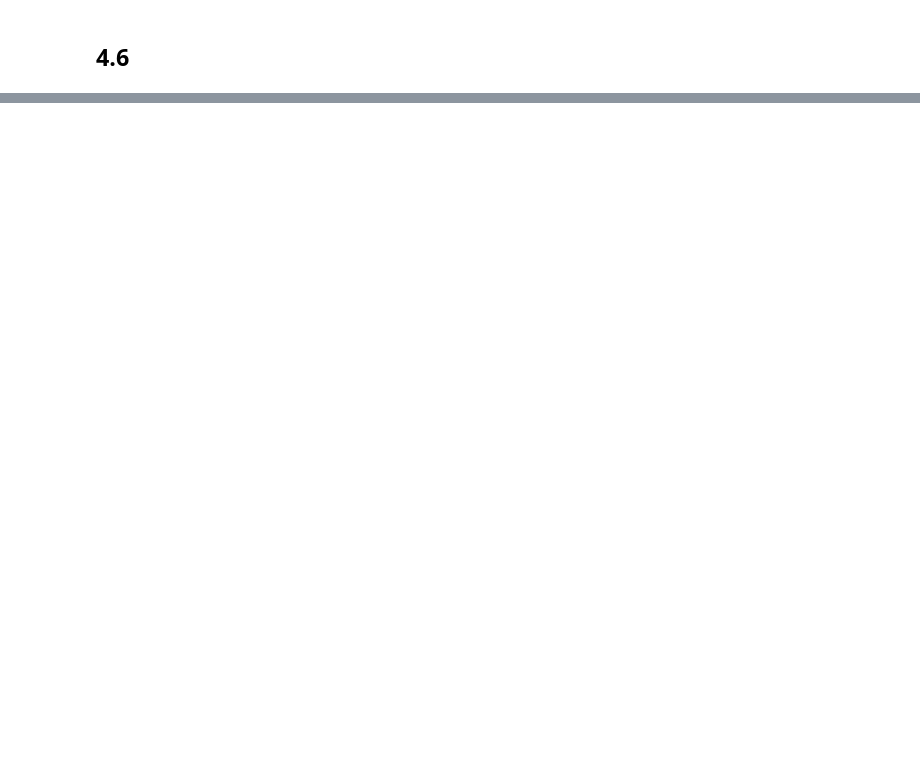
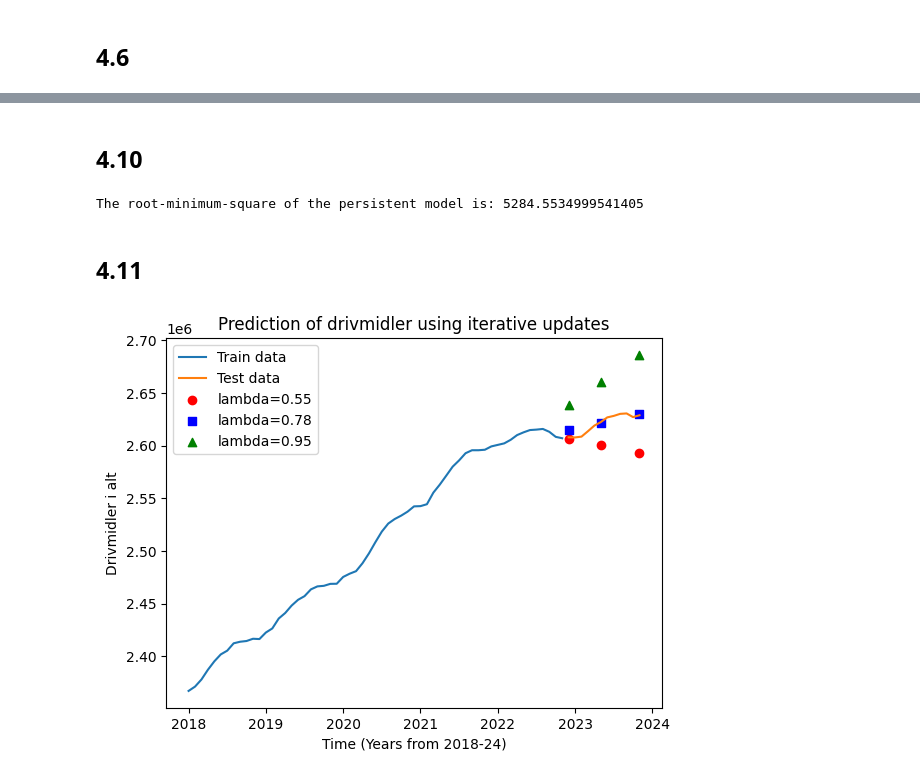
Before and after one commit to markusOlsen1/timeseries, a Jupyter notebook: assignment_1/Code.ipynb, the cells around one changed output, grey strips where cells are left out. Saved outputs shown, nothing was run; the diff lists cells and outputs as text; code cells hidden in the pictures; blank space fills up the shorter version.

```diff
--- a/assignment_1/Code.ipynb
+++ b/assignment_1/Code.ipynb
@@ -195,7 +187,7 @@ for lamb in  [0.9,0.8,0.7,0.6]:
         Sigma[i,i] = 1/(lamb**(len(time)-i))
 
     beta_WLS = np.linalg.inv(time_inter.T @ np.linalg.inv(Sigma) @ time_inter) @ time_inter.T @ np.linalg.inv(Sigma) @ data
-    y_pred_WLS = x_forecase @ beta_WLS
+    y_pred_WLS = x_forcast @ beta_WLS
     plt.plot(x_values,y_pred_WLS)
     legend.append(f"WLS_pred_lambda {lamb}")
 
@@ -395,0 +515,70 @@ plt.legend()
+# %% [markdown]
+## 4.10
+# %%
+#computing RMSE for persistence model.
+
+RMSE_persistence = np.sqrt(np.mean((data[10:59]-data[9:58])**2))
+
+print("The root-minimum-square of the persistent model is: " + str(RMSE_persistence))
+# %% [output]
+The root-minimum-square of the persistent model is: 5284.5534999541405
+# %% [markdown]
+## 4.11
+# %%
+# calculate hat_Y_60,65,71_given_59
+
+# Creating np.array with lambdas
+lambdas = np.array([0.55,0.78,0.95])
+
+for i in range(0,len(lambdas)):
+    # Initializing F_N and h_N
+    F_N = F_1
+    h_N = h_1
+
+    # Update FN and hN recursively, predictions are not calculated for the first 10 steps
+    for n in range(1,10):
+        F_Np1 = F_N + lambdas[i]**n * f(-n)@f(-n).T
+        h_Np1 = lambdas[i] * Linv@h_N + f(0)*data[n]
+
+        # Update F_N and h_N for next iteration
+        F_N = F_Np1
+        h_N = h_Np1
+
+    # Update FN and hN recursively for the rest, predictions are now calculated
+    for n in range(10,59):
+        F_Np1 = F_N + lambdas[i]**n * f(-n)@f(-n).T
+        h_Np1 = lambdas[i] * Linv@h_N + f(0)*data[n]
+
+        # Theta_hat
+        thetahat_Np1 = inv(F_Np1)@h_Np1
+
+        # Predictions
+
+        # Update F_1 and h_1 for next iteration
+        F_N = F_Np1
+        h_N = h_Np1
+
+    if i == 0:
+        yhat_Np1_1month = np.array([(f(1).T@thetahat_Np1)[0,0],(f(6).T@thetahat_Np1)[0,0],(f(12).T@thetahat_Np1)[0,0]])
+    elif i == 1:
+        yhat_Np1_6month = np.array([(f(1).T@thetahat_Np1)[0,0],(f(6).T@thetahat_Np1)[0,0],(f(12).T@thetahat_Np1)[0,0]])
+    else:
+        yhat_Np1_12month = np.array([(f(1).T@thetahat_Np1)[0,0],(f(6).T@thetahat_Np1)[0,0],(f(12).T@thetahat_Np1)[0,0]])
+
+x_forcast = np.array([np.max(time)+1/12*i for i in range (1, 13)])
+x_forcast = np.vstack((np.ones(len(x_forcast)), x_forcast.T)).T
+x_values = x_forcast[:,1]
+plt.plot(time,list_of_drive)
+plt.plot(x_values,data_test)
+indices = [0, 5, 11]
+threep_x_values = x_values[indices]
+plt.scatter(threep_x_values, yhat_Np1_1month, color='red', marker='o', label='1 month predict, lambda=0.55')
+plt.scatter(threep_x_values, yhat_Np1_6month, color='blue', marker='s', label='6 month predict, lambda=0.78')
+plt.scatter(threep_x_values, yhat_Np1_12month, color='green', marker='^', label='12 month predict, lambda=0.95')
+plt.legend(["Train data",'Test data','lambda=0.55','lambda=0.78','lambda=0.95'])
+plt.xlabel('Time (Years from 2018-24)')
+plt.ylabel('Drivmidler i alt')
+plt.title('Prediction of drivmidler using iterative updates')
+plt.savefig('E4_11.png')
+# %% [output]
+[figure, added]
```
Also changed, not shown: parts of 12 cells of this notebook, 4 other files.
